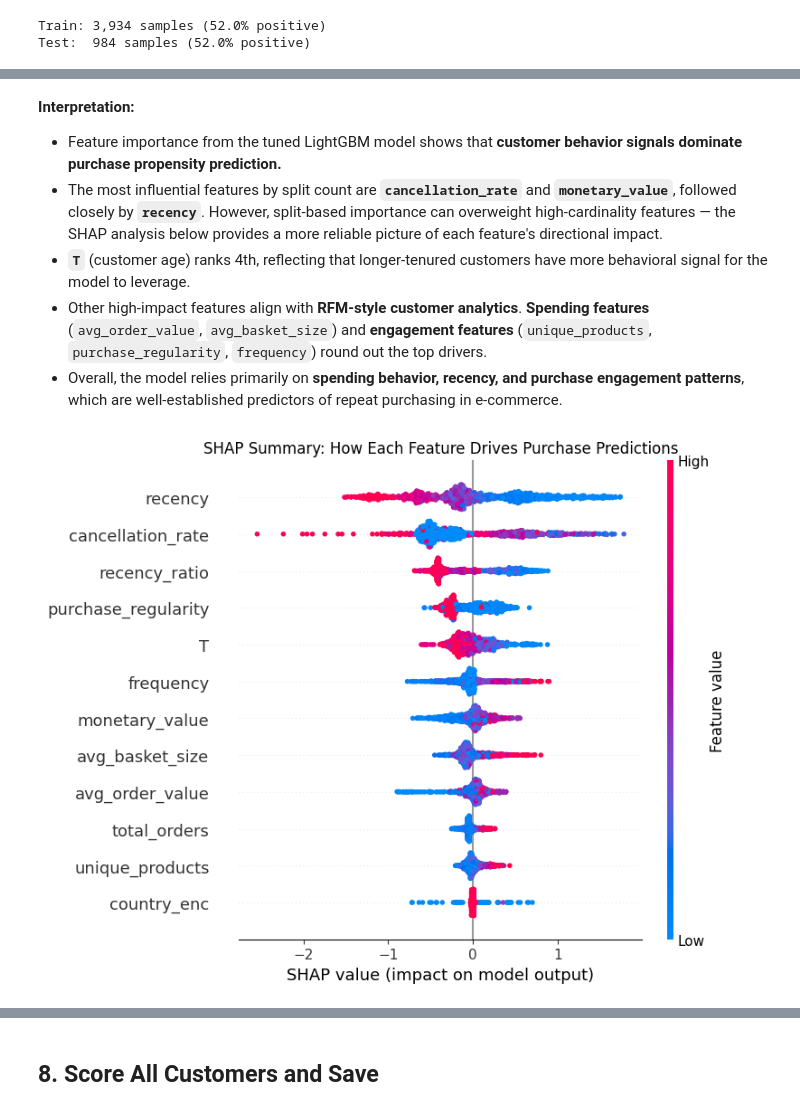
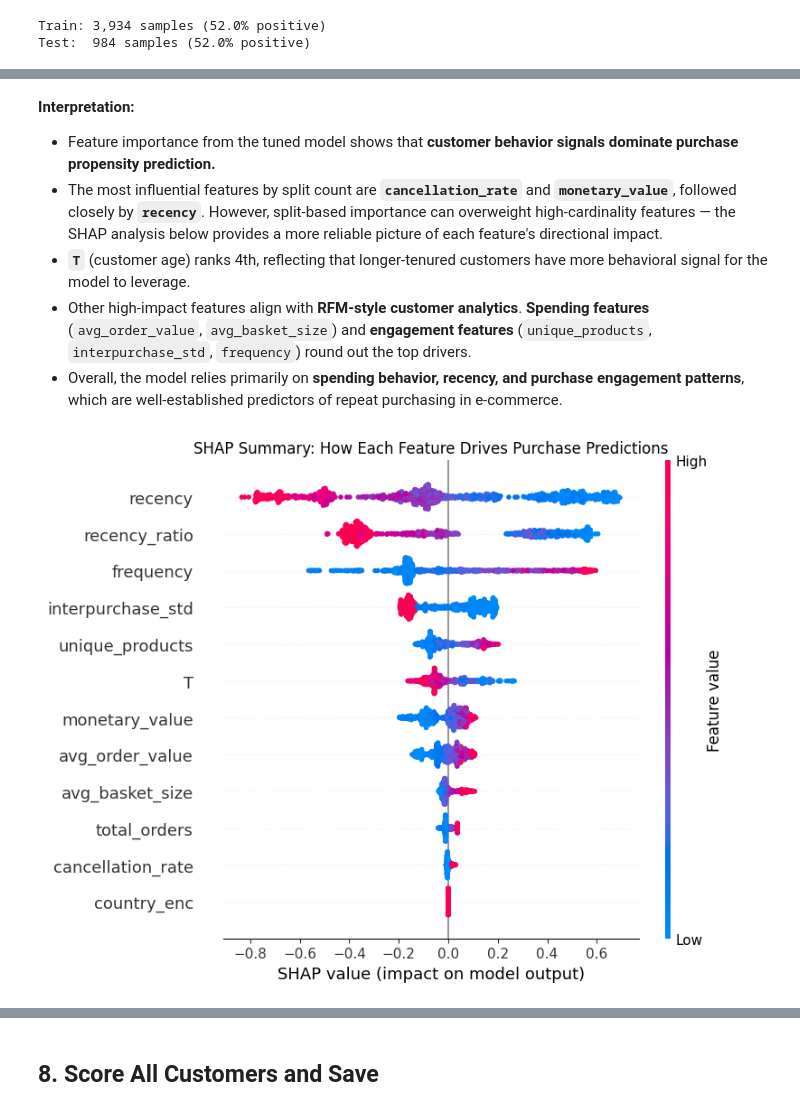
Before and after one commit to dsyhub/customer-lifetime-value-prediction, a Jupyter notebook: notebooks/02_purchase_propensity_model.ipynb, the cells around one changed output, grey strips where cells are left out. Drawn from its saved outputs; the diff is of its cells as text; code cells hidden in the pictures.

```diff
--- a/notebooks/02_purchase_propensity_model.ipynb
+++ b/notebooks/02_purchase_propensity_model.ipynb
@@ -82,7 +103,7 @@ df['recency_ratio'] = df['recency'] / df['T'].clip(lower=1)
 NUMERIC_FEATURES = [
     'frequency', 'recency', 'T', 'monetary_value',
     'total_orders', 'avg_order_value',
-    'unique_products', 'avg_basket_size', 'purchase_regularity',
+    'unique_products', 'avg_basket_size', 'interpurchase_std',
     'cancellation_rate',
     'recency_ratio',
 ]
@@ -277,17 +363,16 @@ Note: Final test-set evaluation follows in Section 7.
 # %%
 # Retrain with best hyperparameters on the full training set
 best_params = study.best_params.copy()
-best_params['random_state'] = 42
-best_params['verbose'] = -1
+best_params.update(FIXED_PARAMS[best_model_name])
 
-best_clf = lgb.LGBMClassifier(**best_params)
+best_clf = MODEL_CLASSES[best_model_name](**best_params)
 best_clf.fit(X_train, y_train)
 
-# Now evaluate on the held-out test set (first time test data is used since model comparison)
+# Evaluate on the held-out test set (first time test data is used)
 y_prob_tuned = best_clf.predict_proba(X_test)[:, 1]
 tuned_pr_auc = average_precision_score(y_test, y_prob_tuned)
 tuned_brier = brier_score_loss(y_test, y_prob_tuned)
-print(f"Tuned LightGBM on TEST set:")
+print(f"Tuned {best_model_name} on TEST set:")
 print(f"  PR-AUC (discrimination): {tuned_pr_auc:.4f}")
 print(f"  Brier (raw calibration): {tuned_brier:.4f}")
 print(f"These are the unbiased generalization estimates (test set was not used during tuning).")
@@ -454,22 +545,32 @@ plt.show()
 # %% [markdown]
 **Interpretation:**
 
-- Feature importance from the tuned LightGBM model shows that **customer behavior signals dominate purchase propensity prediction.**
+- Feature importance from the tuned model shows that **customer behavior signals dominate purchase propensity prediction.**
 - The most influential features by split count are **`cancellation_rate`** and **`monetary_value`**, followed closely by **`recency`**. However, split-based importance can overweight high-cardinality features — the SHAP analysis below provides a more reliable picture of each feature's directional impact.
 - **`T`** (customer age) ranks 4th, reflecting that longer-tenured customers have more behavioral signal for the model to leverage.
-- Other high-impact features align with **RFM-style customer analytics**. **Spending features** (`avg_order_value`, `avg_basket_size`) and **engagement features** (`unique_products`, `purchase_regularity`, `frequency`) round out the top drivers.
+- Other high-impact features align with **RFM-style customer analytics**. **Spending features** (`avg_order_value`, `avg_basket_size`) and **engagement features** (`unique_products`, `interpurchase_std`, `frequency`) round out the top drivers.
 - Overall, the model relies primarily on **spending behavior, recency, and purchase engagement patterns**, which are well-established predictors of repeat purchasing in e-commerce.
 # %%
-explainer = shap.TreeExplainer(best_clf)
+# Use TreeExplainer for tree-based models, LinearExplainer for linear models
+if hasattr(best_clf, 'feature_importances_'):
+    explainer = shap.TreeExplainer(best_clf)
+else:
+    explainer = shap.LinearExplainer(best_clf, X_train)
+
 shap_values = explainer.shap_values(X_test)
+
+# For binary classification, some SHAP versions return [class_0, class_1] list.
+# Ensure we use the positive-class (purchase) SHAP values.
+if isinstance(shap_values, list):
+    shap_values = shap_values[1]
 
 # Beeswarm summary plot: feature impact direction and magnitude
 shap.summary_plot(shap_values, X_test, feature_names=FEATURE_COLS, show=False)
 plt.title('SHAP Summary: How Each Feature Drives Purchase Predictions', fontsize=12)
 plt.tight_layout()
 plt.show()
 # %% [output]
-[figure, old version]
+[figure, new version]
 # %% [markdown]
 **Interpretation:**
 
```
Also changed, not shown: parts of 24 cells of this notebook, 8 other files.
